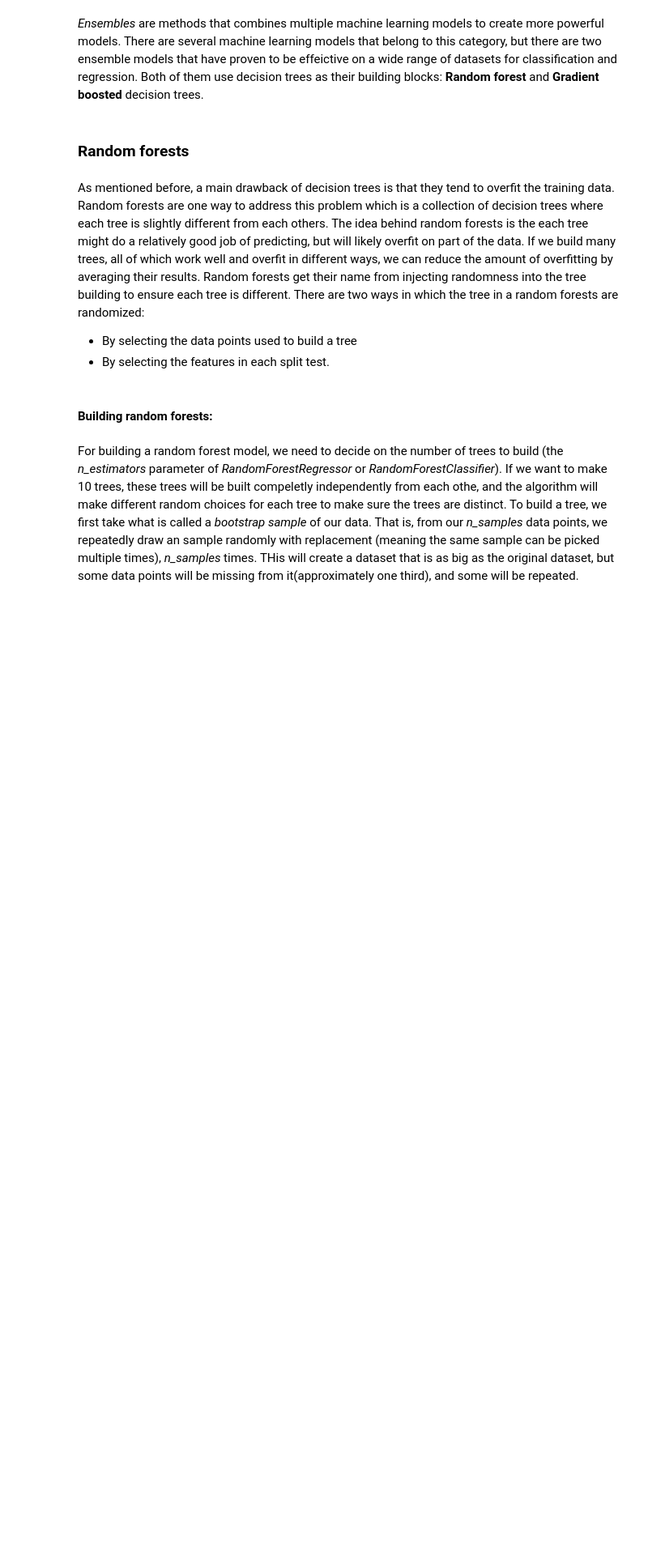
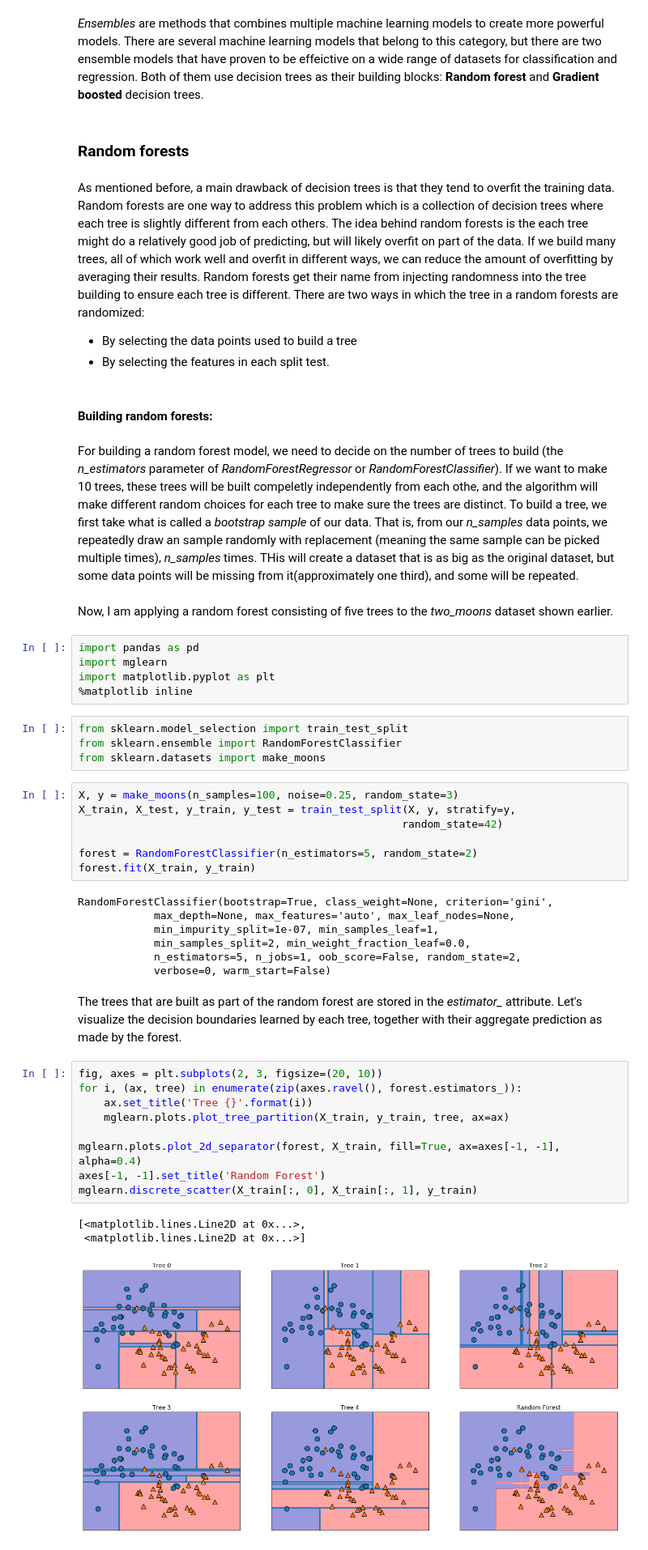
Before and after one commit to abudata/Machine_Learning, a Jupyter notebook: Supervised_Learning_Ensembles_of_Decision_Trees.ipynb, the cells around one changed output. Shown at 81% size. Cells and saved outputs as stored; diff of their text form; blank space fills up the shorter version.

Commit message:
Random forest plotting added

```diff
--- a/Supervised_Learning_Ensembles_of_Decision_Trees.ipynb
+++ b/Supervised_Learning_Ensembles_of_Decision_Trees.ipynb
@@ -14,3 +14,43 @@ Random forests get their name from injecting randomness into the tree building t
 #### Building random forests:
 # %% [markdown]
 For building a random forest model, we need to decide on the number of trees to build (the *n_estimators* parameter of *RandomForestRegressor* or *RandomForestClassifier*). If we want to make 10 trees, these trees will be built compeletly independently from each othe, and the algorithm will make different random choices for each tree to make sure the trees are distinct. To build a tree, we first take what is called a *bootstrap sample* of our data. That is, from our *n_samples* data points, we repeatedly draw an sample randomly with replacement (meaning the same sample can be picked multiple times), *n_samples* times. THis will create a dataset that is as big as the original dataset, but some data points will be missing from it(approximately one third), and some will be repeated.
+# %% [markdown]
+Now, I am applying a random forest consisting of five trees to the *two_moons* dataset shown earlier.
+# %%
+import pandas as pd
+import mglearn
+import matplotlib.pyplot as plt
+%matplotlib inline
+# %%
+from sklearn.model_selection import train_test_split
+from sklearn.ensemble import RandomForestClassifier
+from sklearn.datasets import make_moons
+# %%
+X, y = make_moons(n_samples=100, noise=0.25, random_state=3)
+X_train, X_test, y_train, y_test = train_test_split(X, y, stratify=y,
+                                                   random_state=42)
+
+forest = RandomForestClassifier(n_estimators=5, random_state=2)
+forest.fit(X_train, y_train)
+# %% [output]
+RandomForestClassifier(bootstrap=True, class_weight=None, criterion='gini',
+            max_depth=None, max_features='auto', max_leaf_nodes=None,
+            min_impurity_split=1e-07, min_samples_leaf=1,
+            min_samples_split=2, min_weight_fraction_leaf=0.0,
+            n_estimators=5, n_jobs=1, oob_score=False, random_state=2,
+            verbose=0, warm_start=False)
+# %% [markdown]
+The trees that are built as part of the random forest are stored in the *estimator_* attribute. Let's visualize the decision boundaries learned by each tree, together with their aggregate prediction as made by the forest.
+# %%
+fig, axes = plt.subplots(2, 3, figsize=(20, 10))
+for i, (ax, tree) in enumerate(zip(axes.ravel(), forest.estimators_)):
+    ax.set_title('Tree {}'.format(i))
+    mglearn.plots.plot_tree_partition(X_train, y_train, tree, ax=ax)
+
+mglearn.plots.plot_2d_separator(forest, X_train, fill=True, ax=axes[-1, -1], alpha=0.4)
+axes[-1, -1].set_title('Random Forest')
+mglearn.discrete_scatter(X_train[:, 0], X_train[:, 1], y_train)
+# %% [output]
+[<matplotlib.lines.Line2D at 0x...>,
+ <matplotlib.lines.Line2D at 0x...>]
+[figure, added]
```
